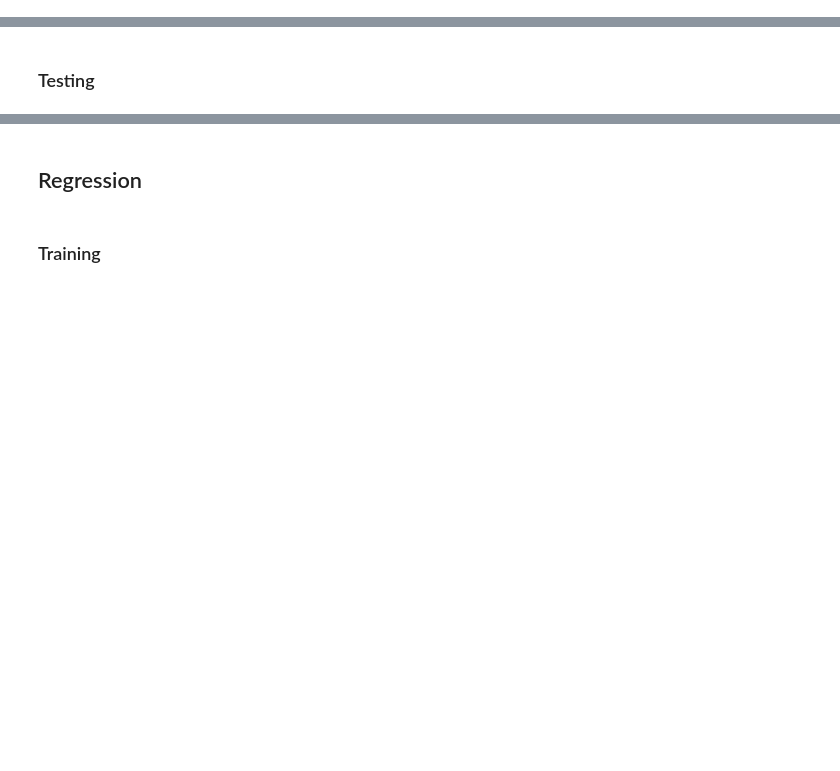
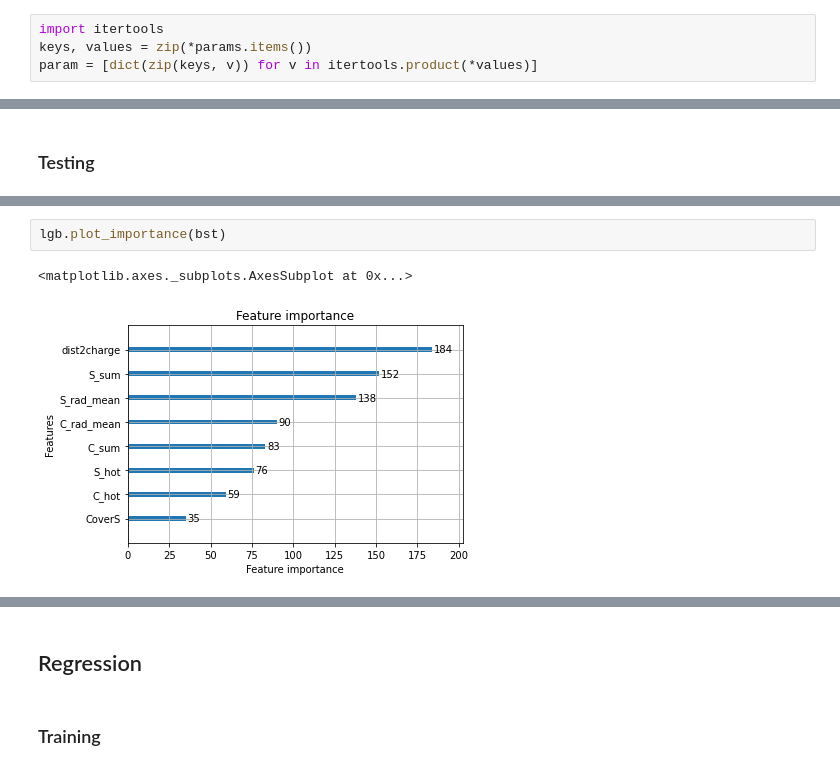
Before and after one commit to mollyhjorthjensen/DREAM, a Jupyter notebook: Analysis/machinelearning.ipynb, the cells around one changed output, grey strips where cells are left out. Saved outputs shown, nothing was run; the diff lists cells and outputs as text; blank space fills up the shorter version.

```diff
--- a/Analysis/machinelearning.ipynb
+++ b/Analysis/machinelearning.ipynb
@@ -101,0 +78,4 @@ cv_result_lgb
+# %%
+import itertools
+keys, values = zip(*params.items())
+param = [dict(zip(keys, v)) for v in itertools.product(*values)]
@@ -125,0 +120,5 @@ df_merged.head()
+# %%
+lgb.plot_importance(bst)
+# %% [output]
+<matplotlib.axes._subplots.AxesSubplot at 0x...>
+[figure, added]
```
Also changed, not shown: parts of 27 cells of this notebook.
